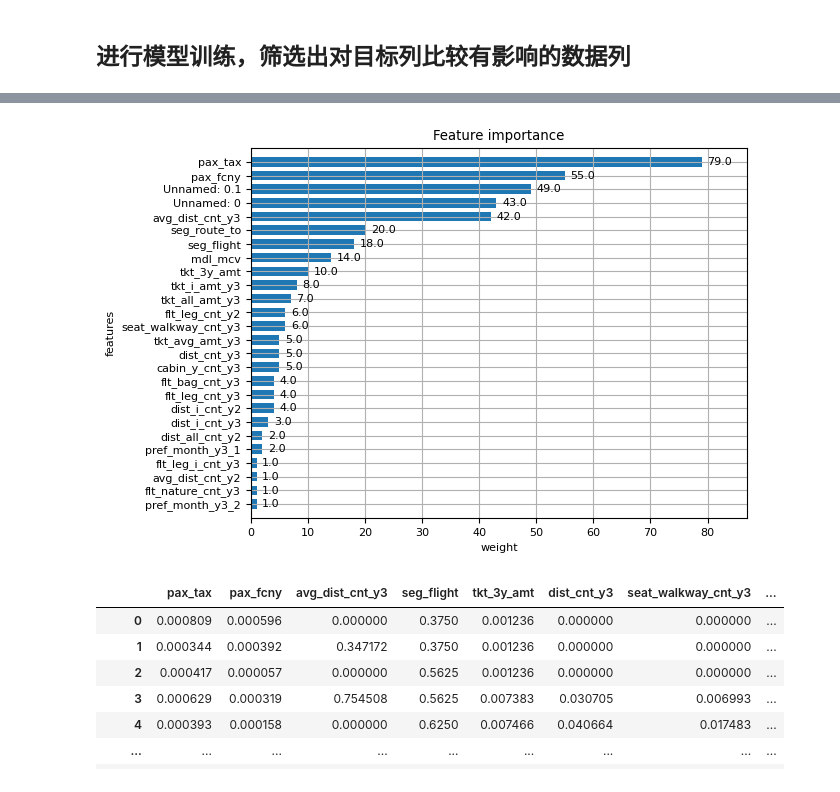
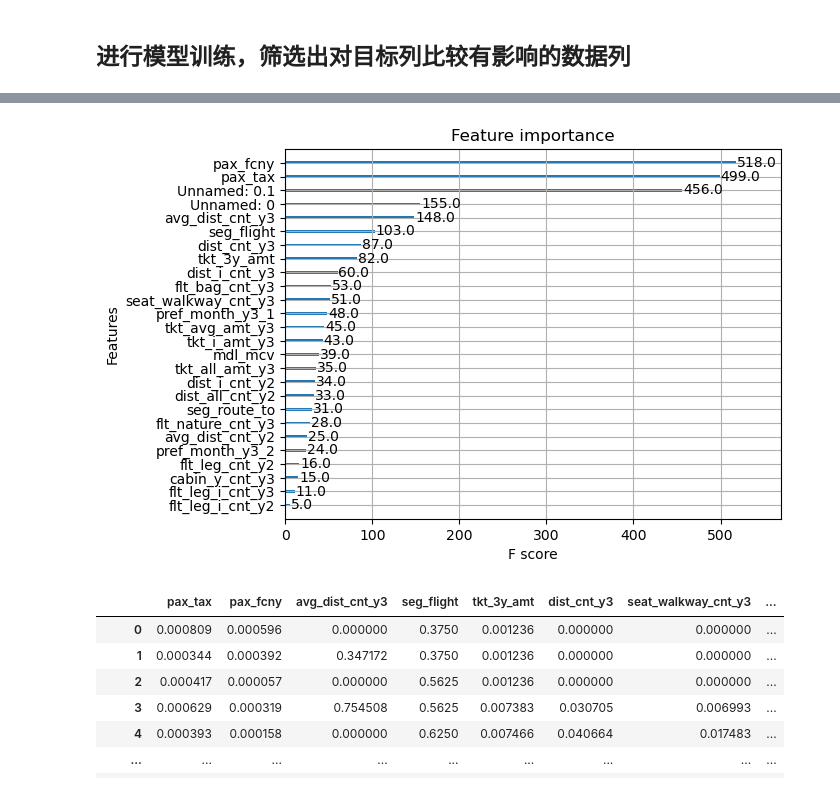
Before and after one commit to bengbeng123ABC/test, a Jupyter notebook: dimension_resuction.ipynb, the cells around one changed output, grey strips where cells are left out. Saved outputs shown, nothing was run; the diff lists cells and outputs as text; code cells hidden in the pictures.

```diff
--- a/dimension_resuction.ipynb
+++ b/dimension_resuction.ipynb
@@ -107,60 +25,23 @@ y =gc['emd_lable2']
 x = gc
 x = x.drop(['emd_lable2'],axis=1)
 # %%
-from sklearn import metrics
 import xgboost as xgb
 # XGBoost训练过程
 X_train, X_test, y_train, y_test = train_test_split(x, y, test_size=0.2, random_state=0)
+#random_state是随机种子，是在任意带有随机性的类或函数里作为参数来控制随机模式
+#train_test_split是随机数种子控制每次划分训练集和测试集的模式
+X_train.to_csv("D:/XGboost/X_train.csv")
+y_train.to_csv("D:/XGboost/y_train.csv")
+X_test.to_csv("D:/XGboost/x_test.csv")
+y_test.to_csv("D:/XGboost/y_test.csv")
+model = xgb.XGBRegressor(objective='binary:logistic')
+#objective表示损失函数的类型，分类预测使用binary:logistic（二分类时使用的逻辑回归问题，输出为概率）
+model.fit(X_train, y_train)
 
-import numpy as np
-import pandas as pd
+# 对测试集进行预测
+ans = model.predict(X_test)
 
-from sklearn.model_selection import train_test_split,StratifiedKFold,train_test_split,GridSearchCV
-from sklearn.metrics import accuracy_score, confusion_matrix, mean_squared_error,roc_auc_score
-from xgboost import plot_importance
-from matplotlib import pyplot as plt
-import xgboost as xgb
-
-# xgboost模型初始化设置
-dtrain=xgb.DMatrix(X_train,label=y_train)
-dtest=xgb.DMatrix(X_test)
-watchlist = [(dtrain,'train')]
-
-# booster:
-params={'booster':'gbtree',
-        'objective': 'binary:logistic',
-        'eval_metric': 'auc',
-        'max_depth':5,
-        'lambda':10,
-        'subsample':0.75,
-        'colsample_bytree':0.75,
-        'min_child_weight':2,
-        'eta': 0.025,
-        'seed':0,
-        'nthread':8,
-        'gamma':0.15,
-        'learning_rate' : 0.01}
-
-# 建模与预测：50棵树
-bst=xgb.train(params,dtrain,num_boost_round=50,evals=watchlist)
-ypred=bst.predict(dtest)
-
-# 设置阈值、评价指标
-y_pred = (ypred >= 0.5)*1
-print ('Precesion: %.4f' %metrics.precision_score(y_test,y_pred))
-print ('Recall: %.4f' % metrics.recall_score(y_test,y_pred))
-print ('F1-score: %.4f' %metrics.f1_score(y_test,y_pred))
-print ('Accuracy: %.4f' % metrics.accuracy_score(y_test,y_pred))
-print ('AUC: %.4f' % metrics.roc_auc_score(y_test,ypred))
-
-ypred = bst.predict(dtest)
-print("测试集每个样本的得分\n",ypred)
-ypred_leaf = bst.predict(dtest, pred_leaf=True)
-print("测试集每棵树所属的节点数\n",ypred_leaf)
-ypred_contribs = bst.predict(dtest, pred_contribs=True)
-print("特征的重要性\n",ypred_contribs )
-
-xgb.plot_importance(bst,height=0.7,title='Feature importance', ylabel='features',xlabel='weight')
-plt.rc('font', family='Arial Unicode MS', size=8)
+# 显示重要特征
+plot_importance(model)
 plt.show()
 # %% [output]
@@ -184,4 +48,4 @@ plt.show()
-[figure, old version]
+[figure, new version]
 # %%
 gc1=gc.loc[0:,['pax_tax','pax_fcny','avg_dist_cnt_y3','seg_flight','tkt_3y_amt','dist_cnt_y3','seat_walkway_cnt_y3','dist_i_cnt_y3','tkt_avg_amt_y3','emd_lable2']]
 gc1.to_csv("D:/XGboost/gc1.csv")
```
Also changed, not shown: parts of 11 cells of this notebook.
